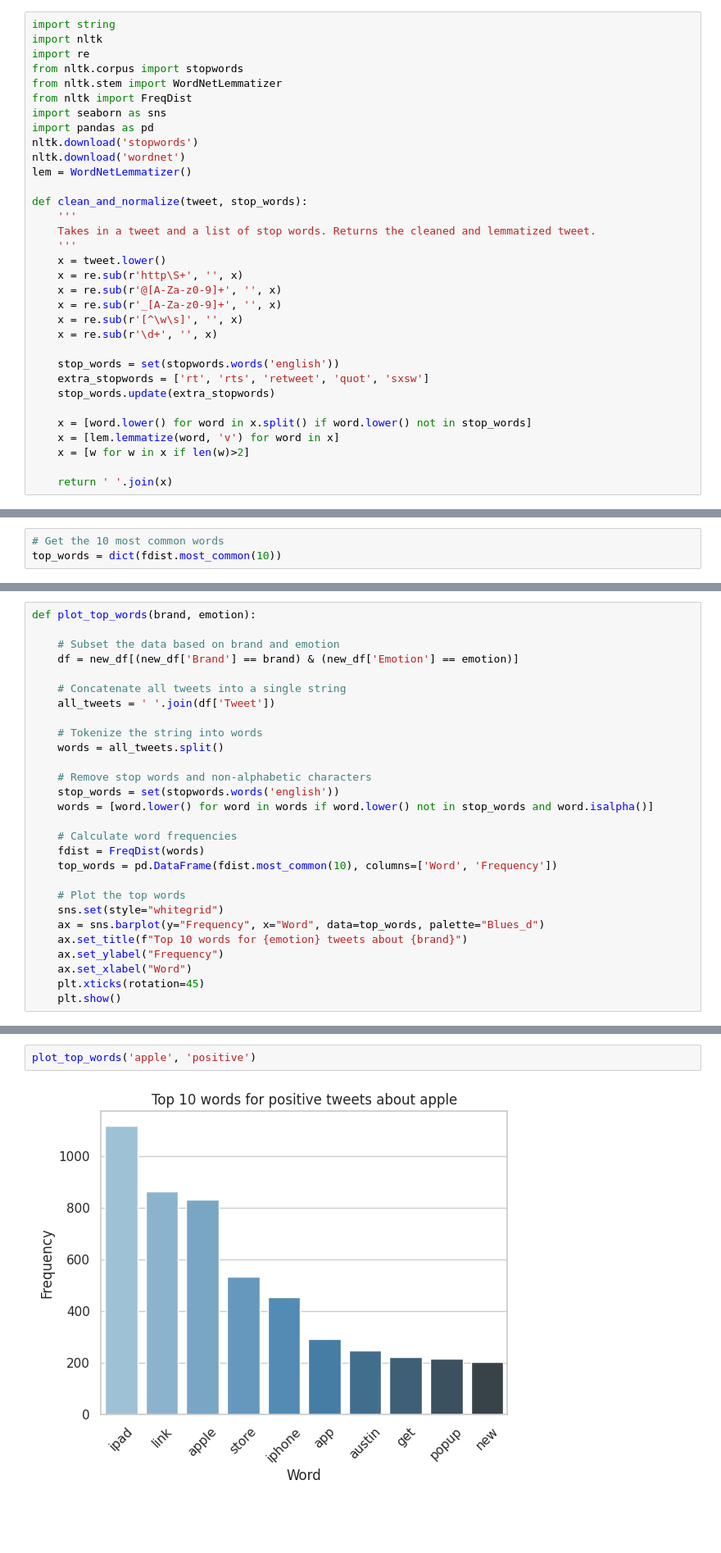
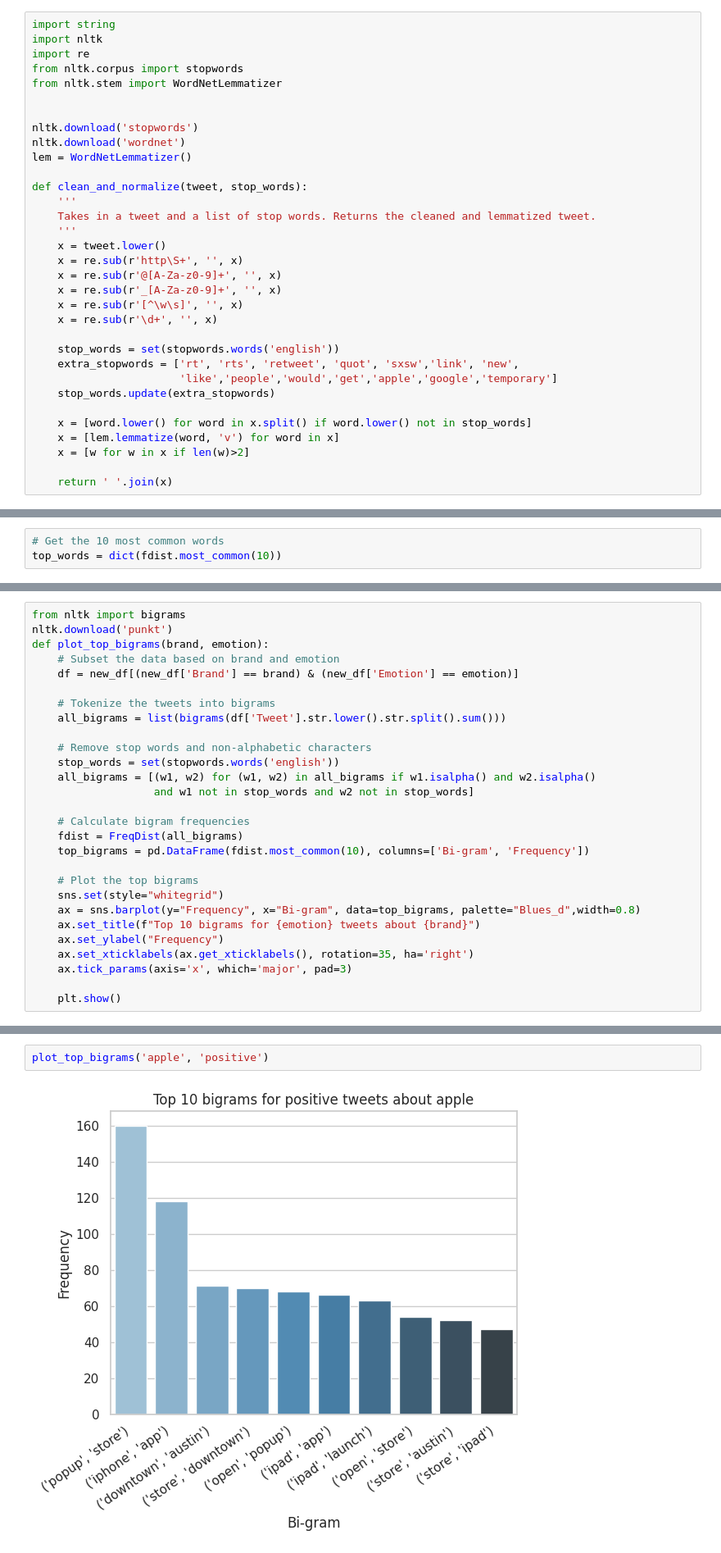
Before and after one commit to inagib21/SentimentAnalysisNLP, a Jupyter notebook: UpdatedNotebook.ipynb, the cells around one changed output, grey strips where cells are left out. Shown at 82% size. Drawn from its saved outputs; the diff is of its cells as text; blank space fills up the shorter version.

```diff
--- a/UpdatedNotebook.ipynb
+++ b/UpdatedNotebook.ipynb
@@ -299,9 +293,8 @@ import nltk
 import re
 from nltk.corpus import stopwords
 from nltk.stem import WordNetLemmatizer
-from nltk import FreqDist
-import seaborn as sns
-import pandas as pd
+
+
 nltk.download('stopwords')
 nltk.download('wordnet')
 lem = WordNetLemmatizer()
@@ -318,7 +311,8 @@ def clean_and_normalize(tweet, stop_words):
     x = re.sub(r'\d+', '', x)
 
     stop_words = set(stopwords.words('english'))
-    extra_stopwords = ['rt', 'rts', 'retweet', 'quot', 'sxsw']
+    extra_stopwords = ['rt', 'rts', 'retweet', 'quot', 'sxsw','link', 'new',
+                       'like','people','would','get','apple','google','temporary']
     stop_words.update(extra_stopwords)
 
     x = [word.lower() for word in x.split() if word.lower() not in stop_words]
@@ -368,28 +363,28 @@ plt.show()
 # %%
-def plot_top_words(brand, emotion):
-
+from nltk import bigrams
+nltk.download('punkt')
+def plot_top_bigrams(brand, emotion):
     # Subset the data based on brand and emotion
     df = new_df[(new_df['Brand'] == brand) & (new_df['Emotion'] == emotion)]
 
-    # Concatenate all tweets into a single string
-    all_tweets = ' '.join(df['Tweet'])
-
-    # Tokenize the string into words
-    words = all_tweets.split()
+    # Tokenize the tweets into bigrams
+    all_bigrams = list(bigrams(df['Tweet'].str.lower().str.split().sum()))
 
     # Remove stop words and non-alphabetic characters
     stop_words = set(stopwords.words('english'))
-    words = [word.lower() for word in words if word.lower() not in stop_words and word.isalpha()]
+    all_bigrams = [(w1, w2) for (w1, w2) in all_bigrams if w1.isalpha() and w2.isalpha()
+                   and w1 not in stop_words and w2 not in stop_words]
 
-    # Calculate word frequencies
-    fdist = FreqDist(words)
-    top_words = pd.DataFrame(fdist.most_common(10), columns=['Word', 'Frequency'])
+    # Calculate bigram frequencies
+    fdist = FreqDist(all_bigrams)
+    top_bigrams = pd.DataFrame(fdist.most_common(10), columns=['Bi-gram', 'Frequency'])
 
-    # Plot the top words
+    # Plot the top bigrams
     sns.set(style="whitegrid")
-    ax = sns.barplot(y="Frequency", x="Word", data=top_words, palette="Blues_d")
-    ax.set_title(f"Top 10 words for {emotion} tweets about {brand}")
+    ax = sns.barplot(y="Frequency", x="Bi-gram", data=top_bigrams, palette="Blues_d",width=0.8)
+    ax.set_title(f"Top 10 bigrams for {emotion} tweets about {brand}")
     ax.set_ylabel("Frequency")
-    ax.set_xlabel("Word")
-    plt.xticks(rotation=45)
+    ax.set_xticklabels(ax.get_xticklabels(), rotation=35, ha='right')
+    ax.tick_params(axis='x', which='major', pad=3)
+
     plt.show()
@@ -396,5 +394,5 @@ def plot_top_words(brand, emotion):
 # %%
-plot_top_words('apple', 'positive')
+plot_top_bigrams('apple', 'positive')
 # %% [output]
-[figure, old version]
+[figure, new version]
 # %%
```
Also changed, not shown: parts of 37 cells of this notebook.
